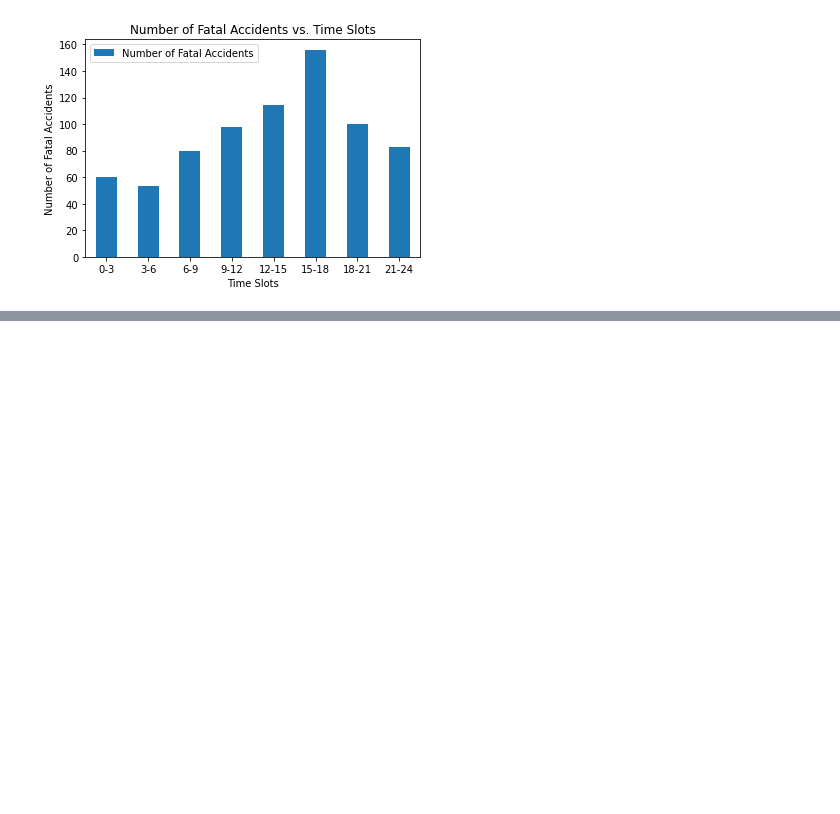
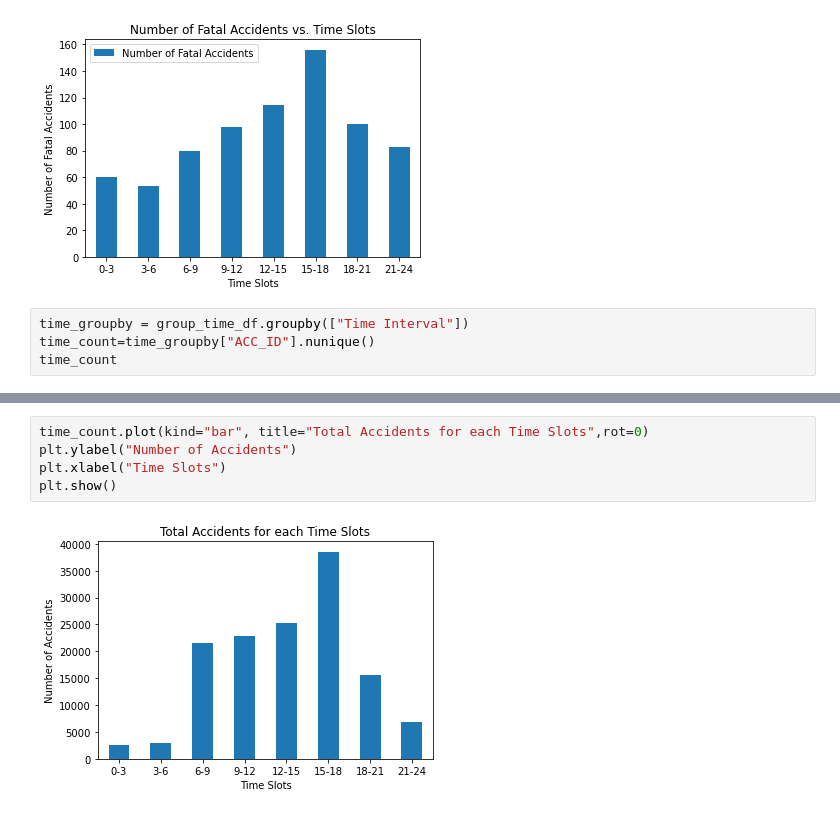
Before and after one commit to NZeinali/project_one, a Jupyter notebook: crash_final.ipynb, the cells around one changed output, grey strips where cells are left out. Saved outputs shown, nothing was run; the diff lists cells and outputs as text; blank space fills up the shorter version.

```diff
--- a/crash_final.ipynb
+++ b/crash_final.ipynb
@@ -253,3 +272,7 @@ plt.xlabel("Time Slots")
 plt.show()
 # %% [output]
 [figure]
+# %%
+time_groupby = group_time_df.groupby(["Time Interval"])
+time_count=time_groupby["ACC_ID"].nunique()
+time_count
@@ -255,0 +290,7 @@ plt.show()
+# %%
+time_count.plot(kind="bar", title="Total Accidents for each Time Slots",rot=0)
+plt.ylabel("Number of Accidents")
+plt.xlabel("Time Slots")
+plt.show()
+# %% [output]
+[figure, added]
```
Also changed, not shown: parts of 4 cells of this notebook, 4 other files.
